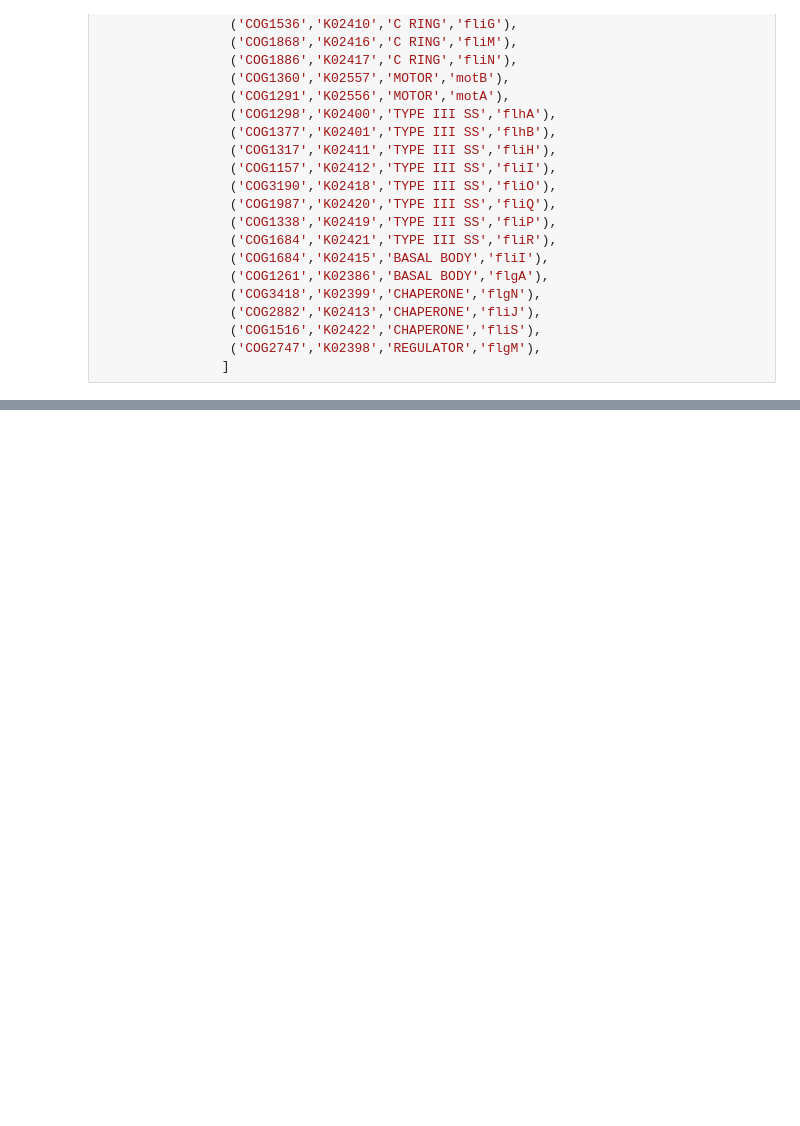
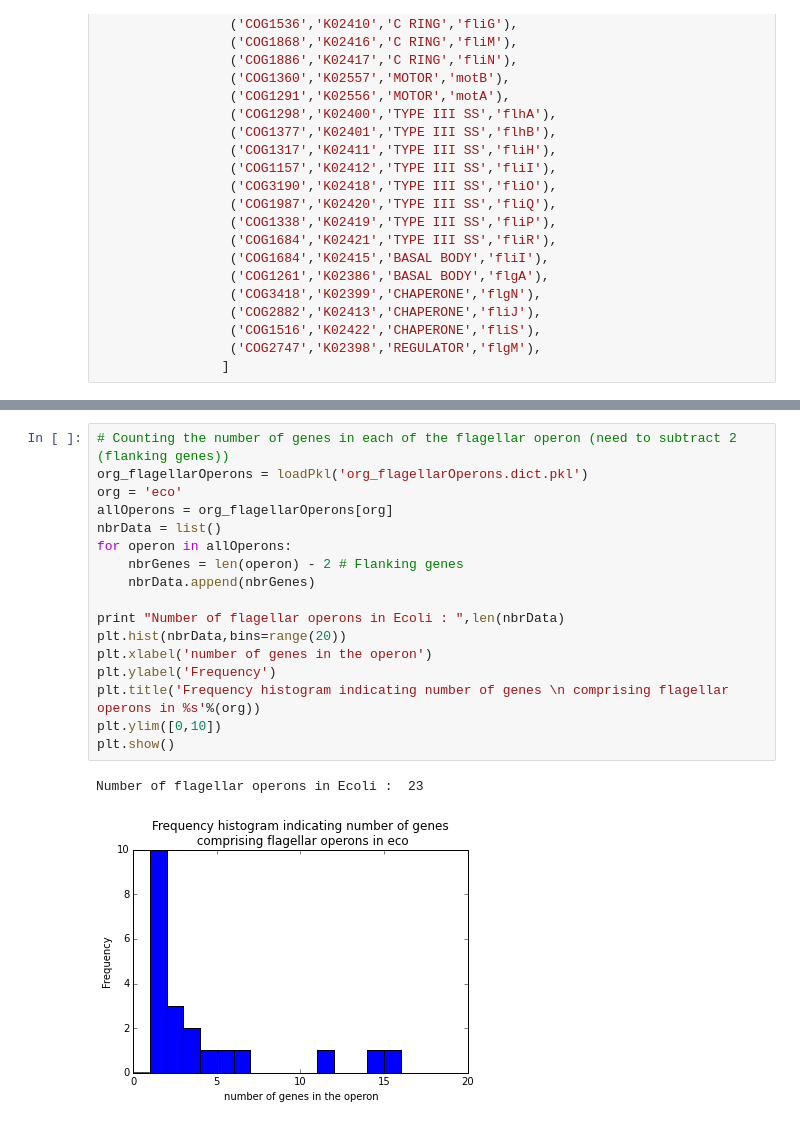
Before and after one commit to jagannath/operons, a Jupyter notebook: redesigningEcoFlagella.ipynb, the cells around one changed output, grey strips where cells are left out. Saved outputs shown, nothing was run; the diff lists cells and outputs as text; blank space fills up the shorter version.

```diff
--- a/redesigningEcoFlagella.ipynb
+++ b/redesigningEcoFlagella.ipynb
@@ -365,0 +375,20 @@ s[0:2]
+# %%
+# Counting the number of genes in each of the flagellar operon (need to subtract 2 (flanking genes))
+org_flagellarOperons = loadPkl('org_flagellarOperons.dict.pkl')
+org = 'eco'
+allOperons = org_flagellarOperons[org]
+nbrData = list()
+for operon in allOperons:
+    nbrGenes = len(operon) - 2 # Flanking genes
+    nbrData.append(nbrGenes)
+
+print "Number of flagellar operons in Ecoli : ",len(nbrData)
+plt.hist(nbrData,bins=range(20))
+plt.xlabel('number of genes in the operon')
+plt.ylabel('Frequency')
+plt.title('Frequency histogram indicating number of genes \n comprising flagellar operons in %s'%(org))
+plt.ylim([0,10])
+plt.show()
+# %% [output]
+Number of flagellar operons in Ecoli :  23
+[figure, added]
```
Also changed, not shown: parts of 6 cells of this notebook.
